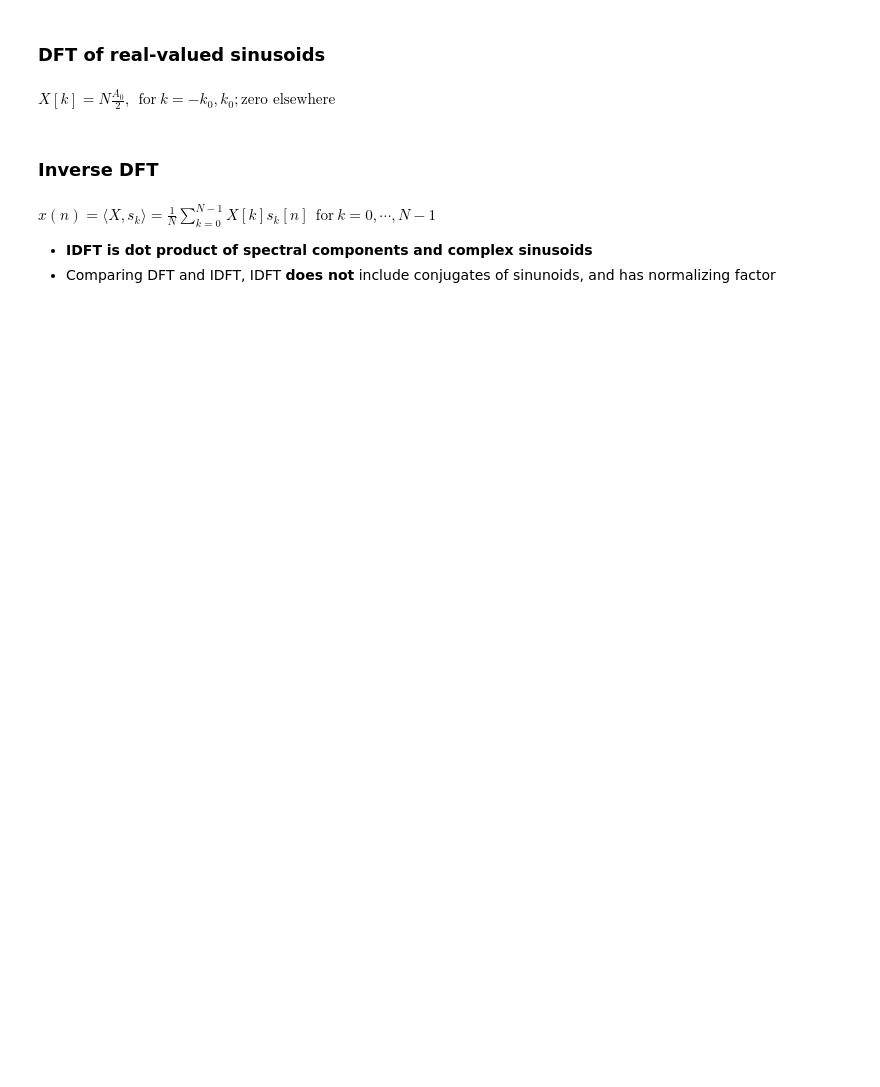
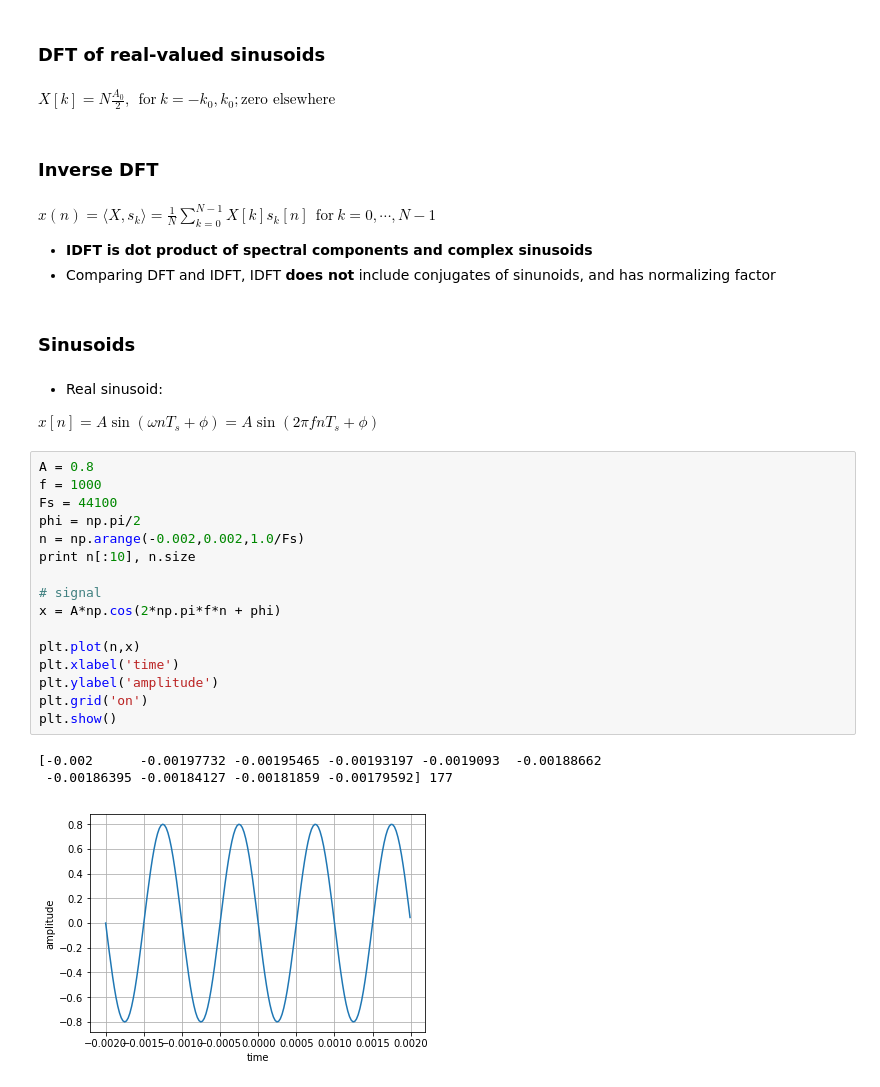
Before and after one commit to aspratyush/audio-signal-processing, a Jupyter notebook: DFT.ipynb, the cells around one changed output. Drawn from its saved outputs; the diff is of its cells as text; blank space fills up the shorter version.

Commit message:
Added sinusoids (real and complex)

```diff
--- a/DFT.ipynb
+++ b/DFT.ipynb
@@ -33,3 +40,29 @@ $ x(n) = \langle X, s_{k} \rangle = \frac{1}{N} \sum \limits_{k = 0}^{N-1} X[k]
 
 * **IDFT is dot product of spectral components and complex sinusoids**
 * Comparing DFT and IDFT, IDFT **does not** include conjugates of sinunoids, and has normalizing factor
+# %% [markdown]
+### Sinusoids
+# %% [markdown]
+* Real sinusoid:
+
+$ x[n] = A \sin (\omega n T_{s} + \phi) = A \sin(2 \pi f n T_{s} + \phi)$
+# %%
+A = 0.8
+f = 1000
+Fs = 44100
+phi = np.pi/2
+n = np.arange(-0.002,0.002,1.0/Fs)
+print n[:10], n.size
+
+# signal
+x = A*np.cos(2*np.pi*f*n + phi)
+
+plt.plot(n,x)
+plt.xlabel('time')
+plt.ylabel('amplitude')
+plt.grid('on')
+plt.show()
+# %% [output]
+[-0.002      -0.00197732 -0.00195465 -0.00193197 -0.0019093  -0.00188662
+ -0.00186395 -0.00184127 -0.00181859 -0.00179592] 177
+[figure, added]
```
Also changed, not shown: parts of 4 cells of this notebook.
